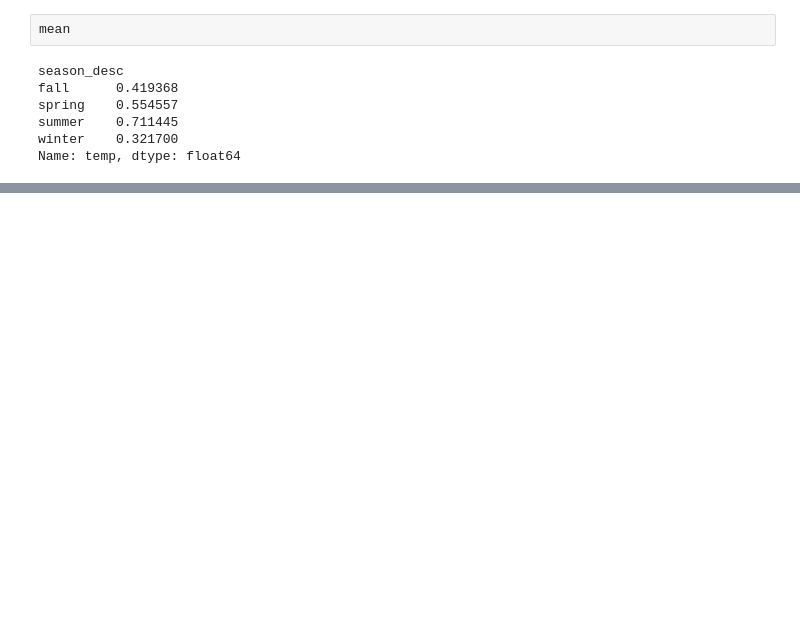
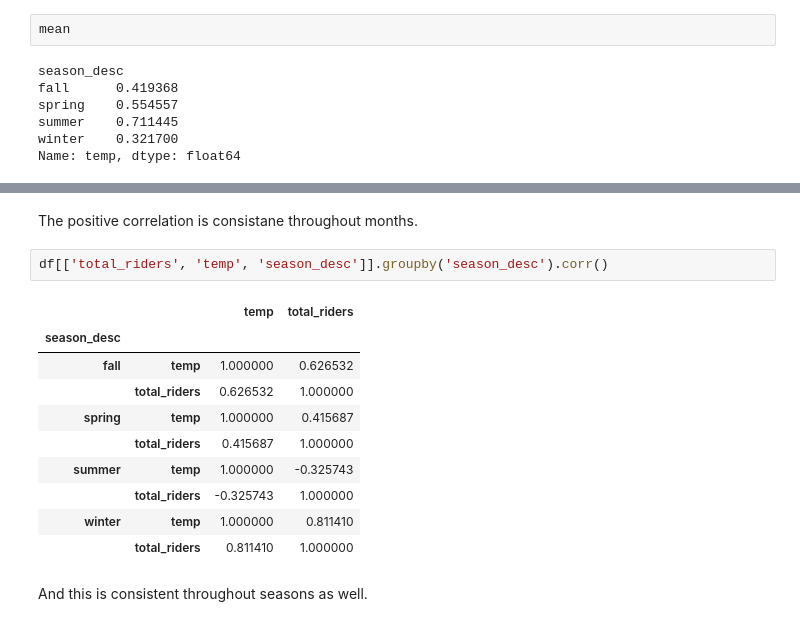
Before and after one commit to kaka0525/Process-Bike-Share-data-with-Pandas, a Jupyter notebook: saki_bike.ipynb, the cells around one changed output, grey strips where cells are left out. Saved outputs shown, nothing was run; the diff lists cells and outputs as text; blank space fills up the shorter version.

```diff
--- a/saki_bike.ipynb
+++ b/saki_bike.ipynb
@@ -132,0 +189,17 @@ Name: temp, dtype: float64
+# %% [markdown]
+The positive correlation is consistane throughout months.
+# %%
+df[['total_riders', 'temp', 'season_desc']].groupby('season_desc').corr()
+# %% [output]
+|  |  | temp | total_riders |
+| season_desc |  |  |  |
+| fall | temp | 1.000000 | 0.626532 |
+|  | total_riders | 0.626532 | 1.000000 |
+| spring | temp | 1.000000 | 0.415687 |
+|  | total_riders | 0.415687 | 1.000000 |
+| summer | temp | 1.000000 | -0.325743 |
+|  | total_riders | -0.325743 | 1.000000 |
+| winter | temp | 1.000000 | 0.811410 |
+|  | total_riders | 0.811410 | 1.000000 |
+# %% [markdown]
+And this is consistent throughout seasons as well.
```
Also changed, not shown: parts of 22 cells of this notebook.
